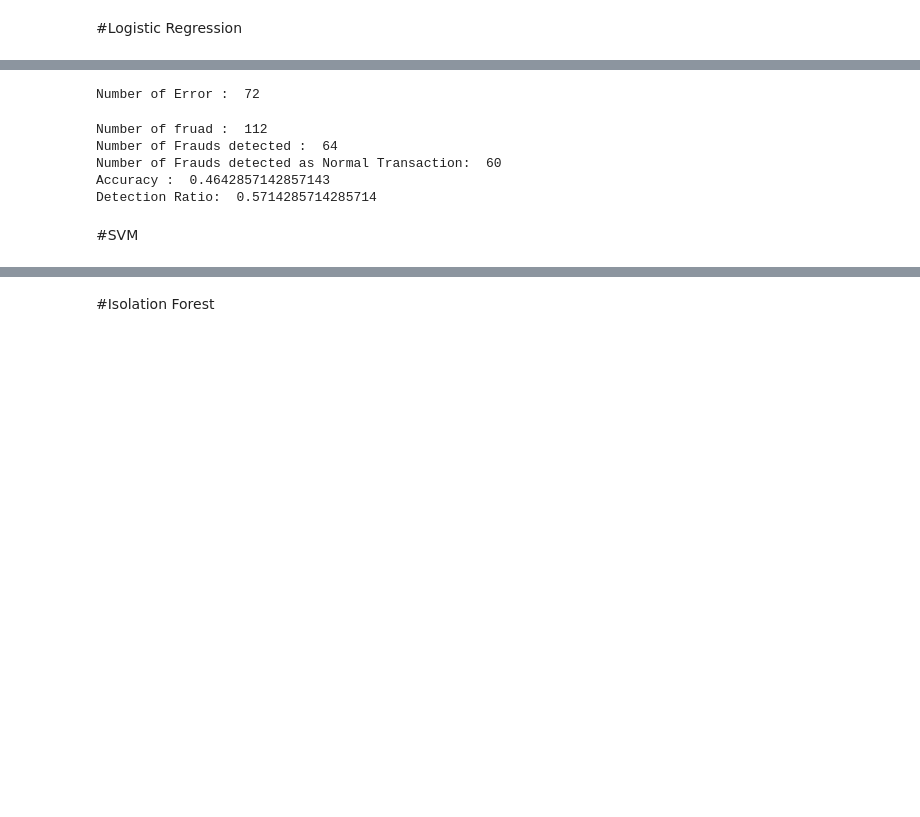
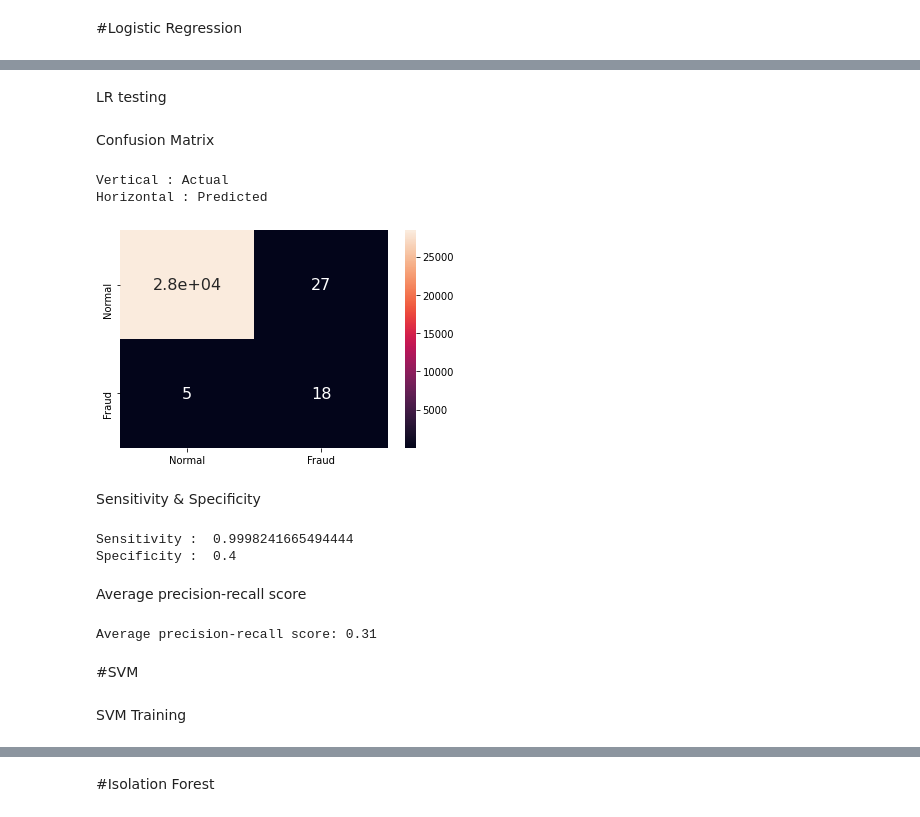
Before and after one commit to 201701203/Anomaly-detection-in-Payments-using-ML, a Jupyter notebook: Anamoly_detection.ipynb, the cells around one changed output, grey strips where cells are left out. Cells and saved outputs as stored; diff of their text form; code cells hidden in the pictures; blank space fills up the shorter version.

```diff
--- a/Anamoly_detection.ipynb
+++ b/Anamoly_detection.ipynb
@@ -103,3 +107,0 @@ y=data.iloc[1:,30]
-# %%
-x=(x-np.mean(x))/np.std(x)
-x_train,x_test,y_train,y_test=train_test_split(x,y,test_size=0.25)
@@ -145,5 +151,5 @@ class LogisticRegression:
             X = self.__add_intercept(X)
         return self.__sigmoid(np.dot(X, self.theta))
 
-    def predict(self, X):
+    def decision_function(self, X):
         return self.predict_prob(X).round()
@@ -152,39 +159,39 @@ class LogisticRegression:
 model_lr = LogisticRegression(lr=0.01, num_iter=1000)
 model_lr.fit(x_train, y_train)
-# %%
-y_lr = model_lr.predict(x_test)
-error_lr = (y_lr != y_test).sum()
-print("Number of Error : ",error_lr)
-# %% [output]
-Number of Error :  72
-# %%
-y = np.array(y_test)
-y_pred = np.array(y_lr)
-
-right,wrong1,wrong2,total=0,0,0,0
-
-for i in range(len(y_pred)):
-  if(y_pred[i]==1 and y[i]==1):
-    right=right+1
-  if(y_pred[i]==1 and y[i]==0):
-    wrong1=wrong1+1
-  if(y_pred[i]==0 and y[i]==1):
-    wrong2=wrong2+1
-  if(y[i]==1):
-    total=total+1
-
-
-print("Number of fruad : ",total)
-print("Number of Frauds detected : ",right + wrong1)
-print("Number of Frauds detected as Normal Transaction: ",wrong2)
-
-print("Accuracy : ",right/total)
-print("Detection Ratio: ",(right+wrong1)/total)
-# %% [output]
-Number of fruad :  112
-Number of Frauds detected :  64
-Number of Frauds detected as Normal Transaction:  60
-Accuracy :  0.4642857142857143
-Detection Ratio:  0.5714285714285714
+# %% [markdown]
+LR testing
+# %%
+y_lr = model_lr.decision_function(x_test)
+# %% [markdown]
+Confusion Matrix
+# %%
+cm_lr = confusion_matrix(y_lr,y_test)
+cm_lr_p = pd.DataFrame(cm_lr, index = [i for i in {"Fraud","Normal"}], columns = [i for i in {"Fraud","Normal"}])
+sns.heatmap(cm_lr_p, annot=True, annot_kws={"size": 16})
+print("Vertical : Actual")
+print("Horizontal : Predicted")
+# %% [output]
+Vertical : Actual
+Horizontal : Predicted
+[figure, added]
+# %% [markdown]
+Sensitivity & Specificity
+# %%
+Sensitivity = cm_lr[0][0]/(cm_lr[0][0]+cm_lr[1][0])
+
+Specificity = cm_lr[1][1]/(cm_lr[1][1]+cm_lr[0][1])
+
+print("Sensitivity : ",Sensitivity)
+print("Specificity : ",Specificity)
+# %% [output]
+Sensitivity :  0.9998241665494444
+Specificity :  0.4
+# %% [markdown]
+Average precision-recall score
+# %%
+average_precision = average_precision_score(y_test, y_lr)
+print('Average precision-recall score: {0:0.2f}'.format(average_precision))
+# %% [output]
+Average precision-recall score: 0.31
 # %% [markdown]
 #SVM
@@ -293,0 +201,2 @@ class SVM():
+# %% [markdown]
+SVM Training
```
Also changed, not shown: parts of 37 cells of this notebook.
